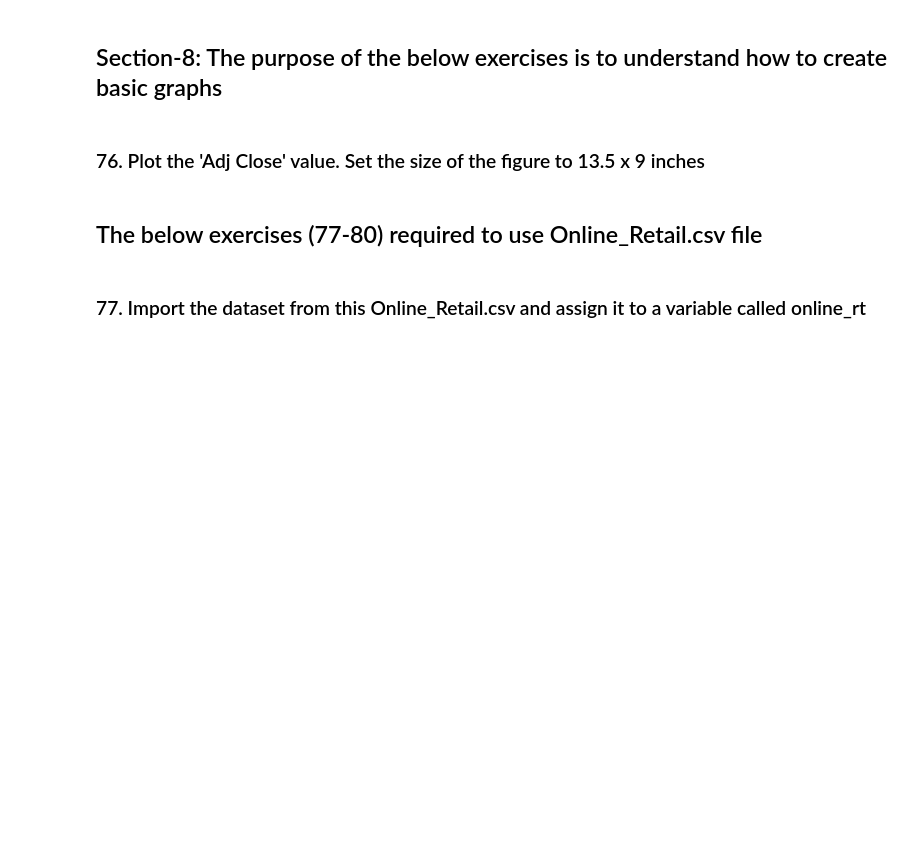
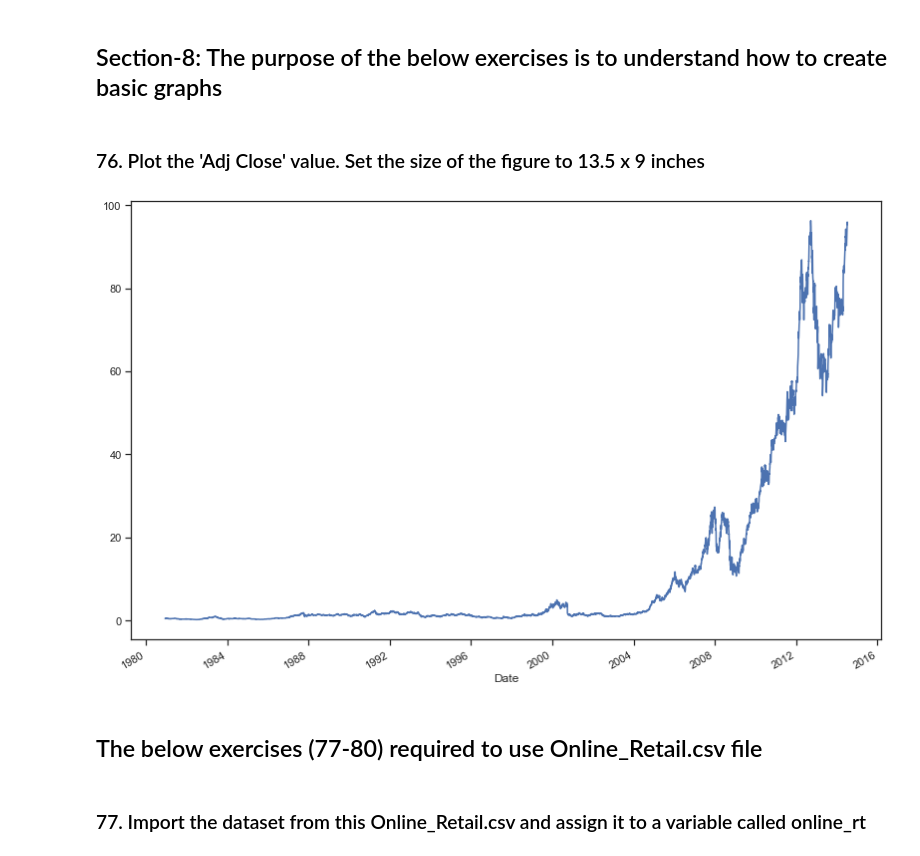
Before and after one commit to sakshisv/Basic-Data-Manipulation-Visualization-Exercise, a Jupyter notebook: Basic_Data_Manipulation_Visualization_Exercise.ipynb, the cells around one changed output. Cells and saved outputs as stored; diff of their text form; code cells hidden in the pictures; blank space fills up the shorter version.

```diff
--- a/Basic_Data_Manipulation_Visualization_Exercise.ipynb
+++ b/Basic_Data_Manipulation_Visualization_Exercise.ipynb
@@ -1545,6 +1545,11 @@ len(apple['year_month'].unique())
 ## Section-8: The purpose of the below exercises is to understand how to create basic graphs
 # %% [markdown]
 ### 76. Plot the 'Adj Close' value. Set the size of the figure to 13.5 x 9 inches
+# %%
+apple['Adj Close'].plot(figsize = (13.5, 9))
+plt.show()
+# %% [output]
+[figure, added]
 # %% [markdown]
 ## The below exercises (77-80) required to use Online_Retail.csv file
 # %% [markdown]
```
Also changed, not shown: parts of 3 cells of this notebook.
